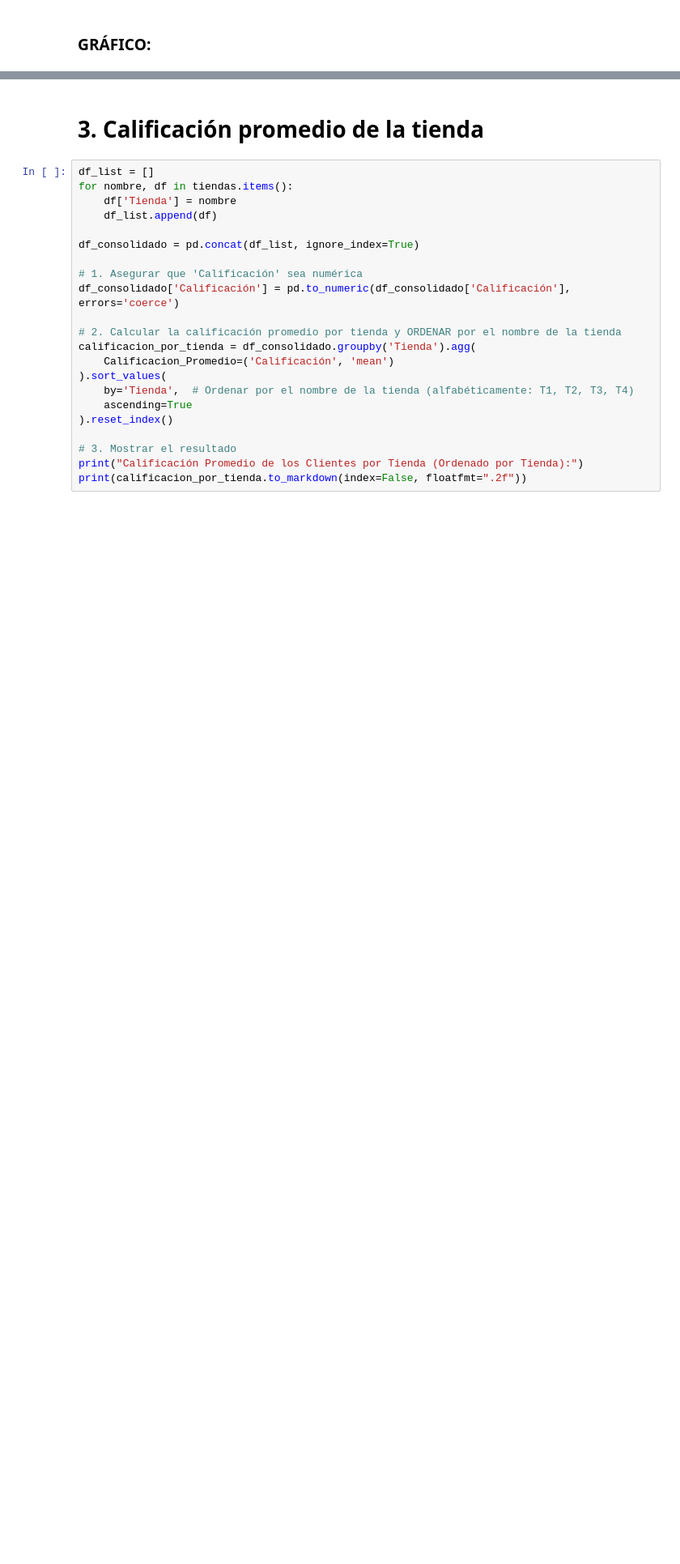
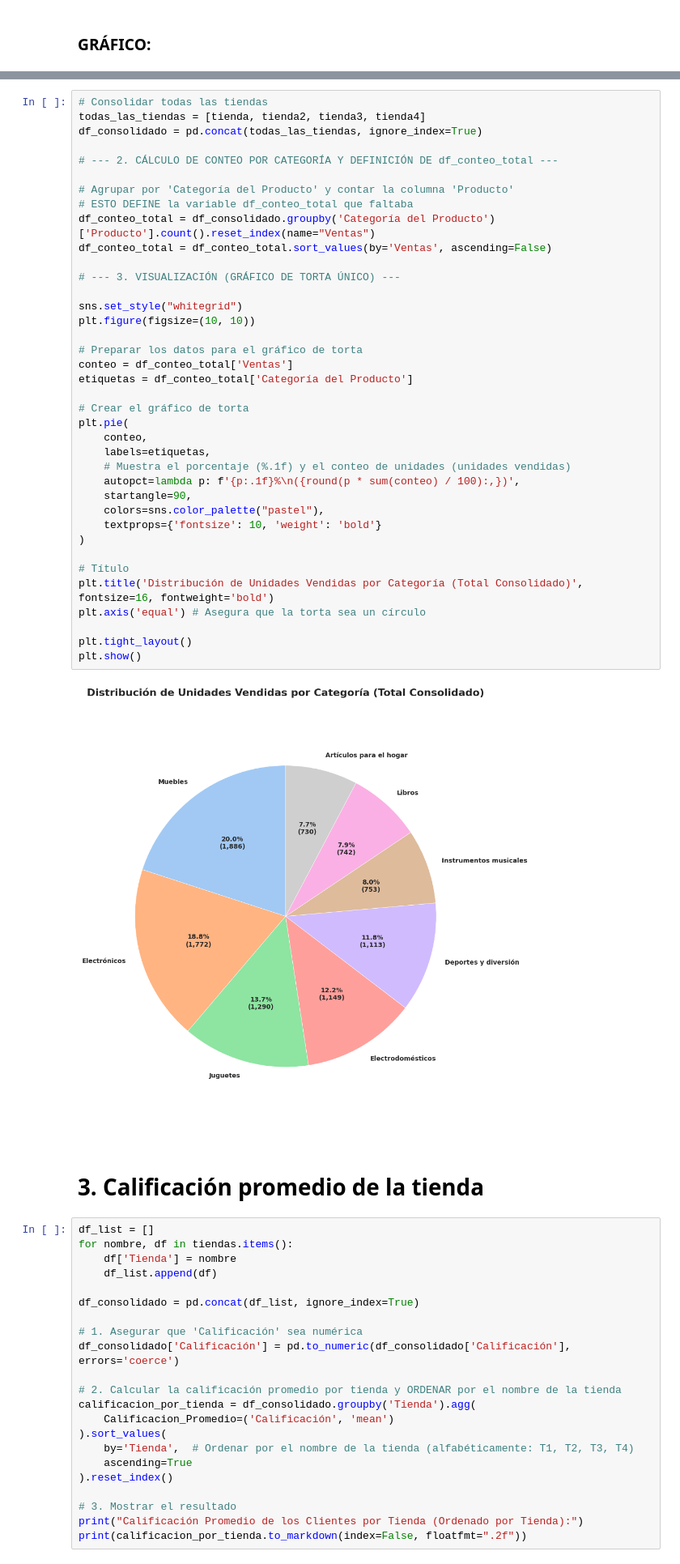
Before and after one commit to edgarbernaling-arch/Desafio_1_Ciencia_de_datos_Edgar_Bernal, a Jupyter notebook: Copia_de_AluraStoreLatam_Challegue1_Ciencia_de_datos_Edgar_Bernal.ipynb, the cells around one changed output, grey strips where cells are left out. Shown: that part at 81% size. Drawn from its saved outputs; the diff is of its cells as text; blank space fills up the shorter version.

```diff
--- a/Copia_de_AluraStoreLatam_Challegue1_Ciencia_de_datos_Edgar_Bernal.ipynb
+++ b/Copia_de_AluraStoreLatam_Challegue1_Ciencia_de_datos_Edgar_Bernal.ipynb
@@ -163,3 +123,43 @@ plt.show()
+# %%
+# Consolidar todas las tiendas
+todas_las_tiendas = [tienda, tienda2, tienda3, tienda4]
+df_consolidado = pd.concat(todas_las_tiendas, ignore_index=True)
+
+# --- 2. CÁLCULO DE CONTEO POR CATEGORÍA Y DEFINICIÓN DE df_conteo_total ---
+
+# Agrupar por 'Categoría del Producto' y contar la columna 'Producto'
+# ESTO DEFINE la variable df_conteo_total que faltaba
+df_conteo_total = df_consolidado.groupby('Categoría del Producto')['Producto'].count().reset_index(name="Ventas")
+df_conteo_total = df_conteo_total.sort_values(by='Ventas', ascending=False)
+
+# --- 3. VISUALIZACIÓN (GRÁFICO DE TORTA ÚNICO) ---
+
+sns.set_style("whitegrid")
+plt.figure(figsize=(10, 10))
+
+# Preparar los datos para el gráfico de torta
+conteo = df_conteo_total['Ventas']
+etiquetas = df_conteo_total['Categoría del Producto']
+
+# Crear el gráfico de torta
+plt.pie(
+    conteo,
+    labels=etiquetas,
+    # Muestra el porcentaje (%.1f) y el conteo de unidades (unidades vendidas)
+    autopct=lambda p: f'{p:.1f}%\n({round(p * sum(conteo) / 100):,})',
+    startangle=90,
+    colors=sns.color_palette("pastel"),
+    textprops={'fontsize': 10, 'weight': 'bold'}
+)
+
+# Título
+plt.title('Distribución de Unidades Vendidas por Categoría (Total Consolidado)', fontsize=16, fontweight='bold')
+plt.axis('equal') # Asegura que la torta sea un círculo
+
+plt.tight_layout()
+plt.show()
+# %% [output]
+[figure, added]
 # %% [markdown]
 # 3. Calificación promedio de la tienda
 # %%
```
Also changed, not shown: parts of 12 cells of this notebook.
